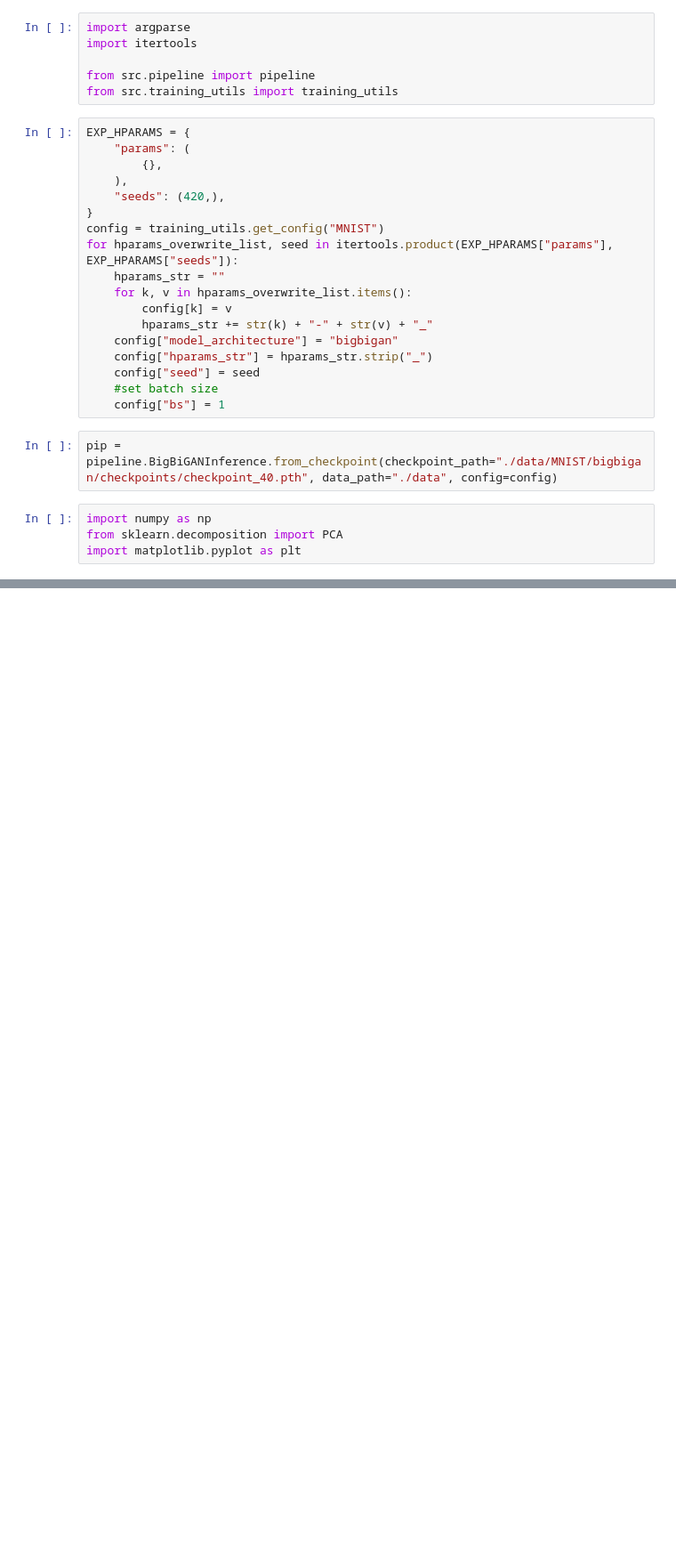
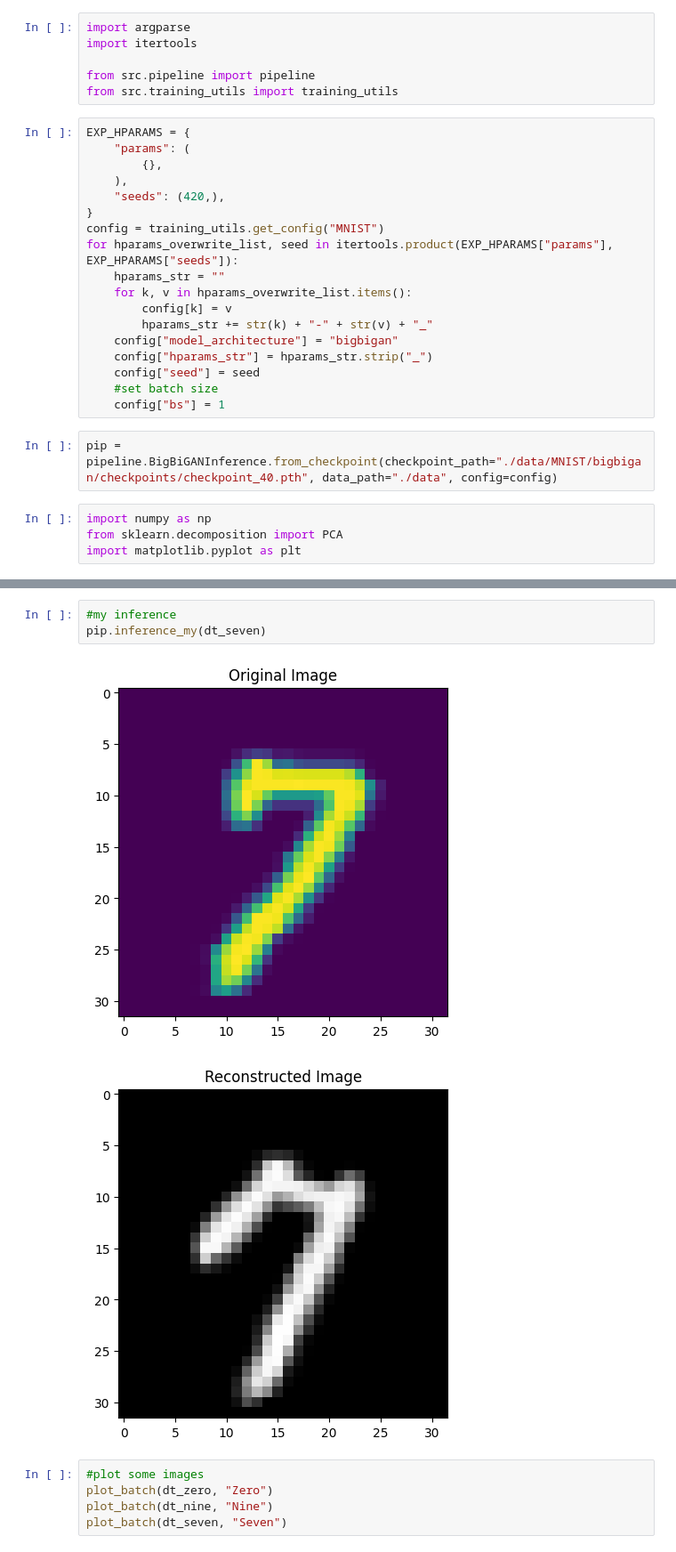
Before and after one commit to marco-bernardi/BigBiGAN-PyTorch, a Jupyter notebook: PAC.ipynb, the cells around one changed output, grey strips where cells are left out. Shown at 89% size. Drawn from its saved outputs; the diff is of its cells as text; blank space fills up the shorter version.

```diff
--- a/PAC.ipynb
+++ b/PAC.ipynb
@@ -127,0 +156,11 @@ ValueError: n_components=2 must be between 0 and min(n_samples, n_features)=1 wi
+# %%
+#my inference
+pip.inference_my(dt_seven)
+# %% [output]
+[figure, added]
+[figure, added]
+# %%
+#plot some images
+plot_batch(dt_zero, "Zero")
+plot_batch(dt_nine, "Nine")
+plot_batch(dt_seven, "Seven")
```
Also changed, not shown: parts of 14 cells of this notebook, 6 other files.
